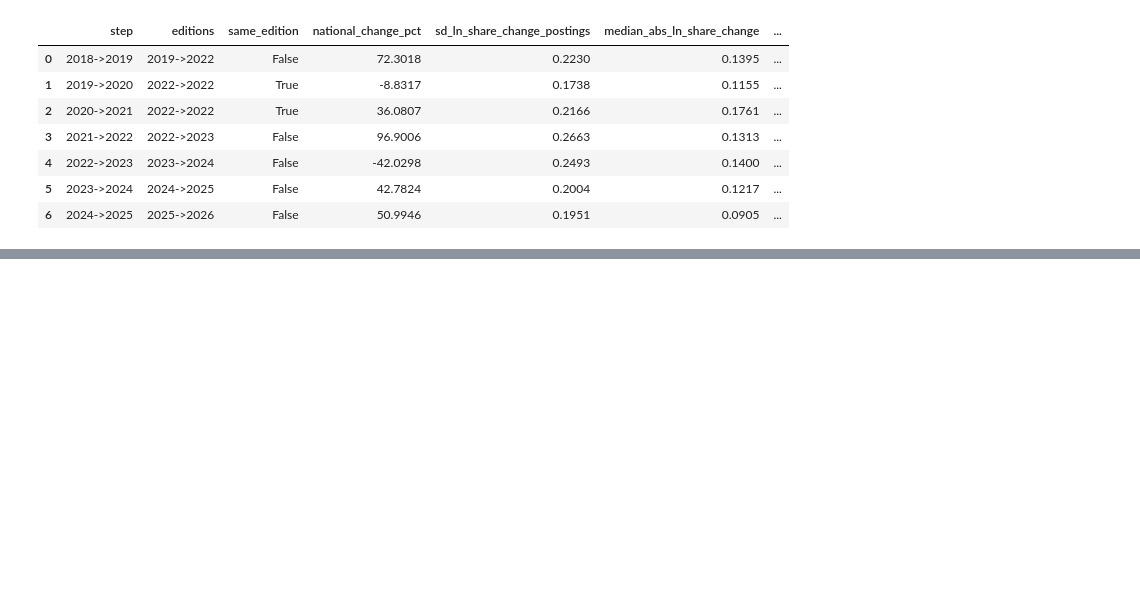
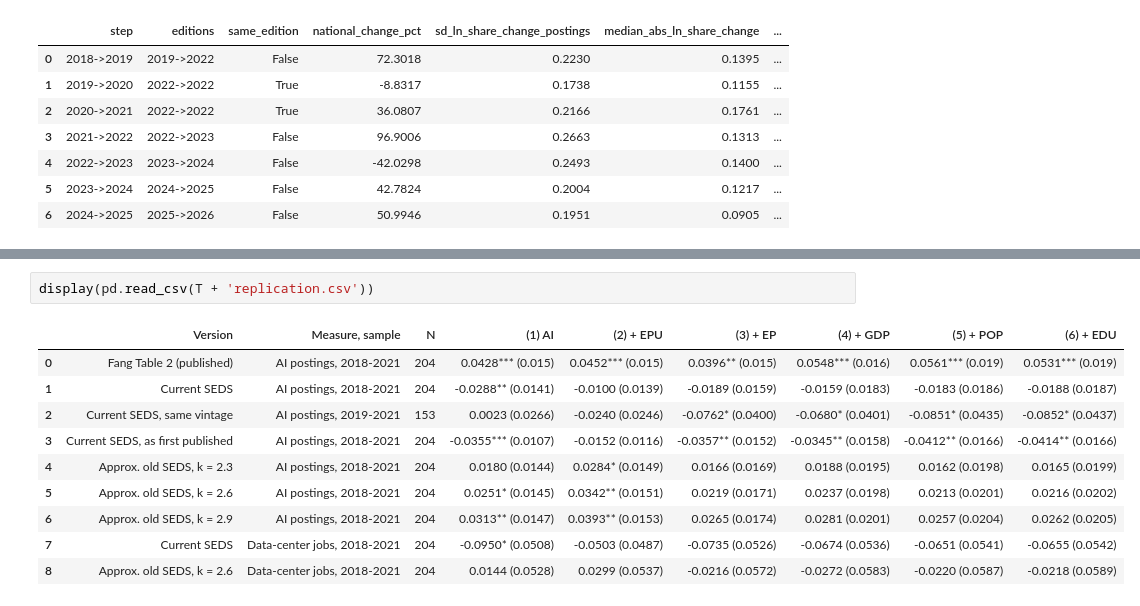
Before and after one commit to SHLEW06/econ499r-ai-renewables, a Jupyter notebook: notebooks/04h_fang_test.ipynb, the cells around one changed output, grey strips where cells are left out. Drawn from its saved outputs; the diff is of its cells as text; blank space fills up the shorter version.

```diff
--- a/notebooks/04h_fang_test.ipynb
+++ b/notebooks/04h_fang_test.ipynb
@@ -141,0 +159,13 @@ Not run yet: replication, bridge, moderation, by type, heterogeneity, placebo an
+# %%
+display(pd.read_csv(T + 'replication.csv'))
+# %% [output]
+|  | Version | Measure, sample | N | (1) AI | (2) + EPU | (3) + EP | (4) + GDP | (5) + POP | (6) + EDU |
+| 0 | Fang Table 2 (published) | AI postings, 2018-2021 | 204 | 0.0428*** (0.015) | 0.0452*** (0.015) | 0.0396** (0.015) | 0.0548*** (0.016) | 0.0561*** (0.019) | 0.0531*** (0.019) |
+| 1 | Current SEDS | AI postings, 2018-2021 | 204 | -0.0288** (0.0141) | -0.0100 (0.0139) | -0.0189 (0.0159) | -0.0159 (0.0183) | -0.0183 (0.0186) | -0.0188 (0.0187) |
+| 2 | Current SEDS, same vintage | AI postings, 2019-2021 | 153 | 0.0023 (0.0266) | -0.0240 (0.0246) | -0.0762* (0.0400) | -0.0680* (0.0401) | -0.0851* (0.0435) | -0.0852* (0.0437) |
+| 3 | Current SEDS, as first published | AI postings, 2018-2021 | 204 | -0.0355*** (0.0107) | -0.0152 (0.0116) | -0.0357** (0.0152) | -0.0345** (0.0158) | -0.0412** (0.0166) | -0.0414** (0.0166) |
+| 4 | Approx. old SEDS, k = 2.3 | AI postings, 2018-2021 | 204 | 0.0180 (0.0144) | 0.0284* (0.0149) | 0.0166 (0.0169) | 0.0188 (0.0195) | 0.0162 (0.0198) | 0.0165 (0.0199) |
+| 5 | Approx. old SEDS, k = 2.6 | AI postings, 2018-2021 | 204 | 0.0251* (0.0145) | 0.0342** (0.0151) | 0.0219 (0.0171) | 0.0237 (0.0198) | 0.0213 (0.0201) | 0.0216 (0.0202) |
+| 6 | Approx. old SEDS, k = 2.9 | AI postings, 2018-2021 | 204 | 0.0313** (0.0147) | 0.0393** (0.0153) | 0.0265 (0.0174) | 0.0281 (0.0201) | 0.0257 (0.0204) | 0.0262 (0.0205) |
+| 7 | Current SEDS | Data-center jobs, 2018-2021 | 204 | -0.0950* (0.0508) | -0.0503 (0.0487) | -0.0735 (0.0526) | -0.0674 (0.0536) | -0.0651 (0.0541) | -0.0655 (0.0542) |
+| 8 | Approx. old SEDS, k = 2.6 | Data-center jobs, 2018-2021 | 204 | 0.0144 (0.0528) | 0.0299 (0.0537) | -0.0216 (0.0572) | -0.0272 (0.0583) | -0.0220 (0.0587) | -0.0218 (0.0589) |
```
Also changed, not shown: parts of 19 cells of this notebook, 32 other files.
